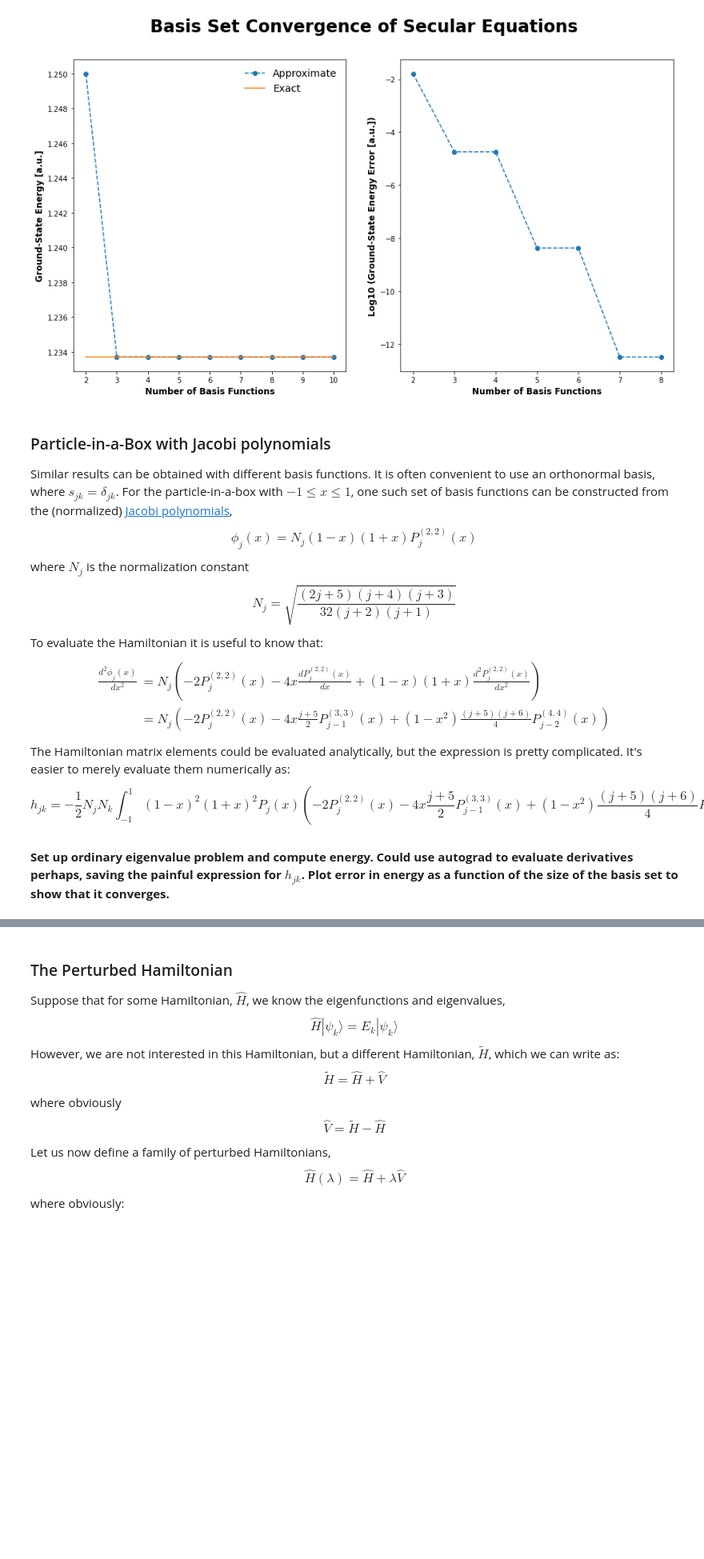
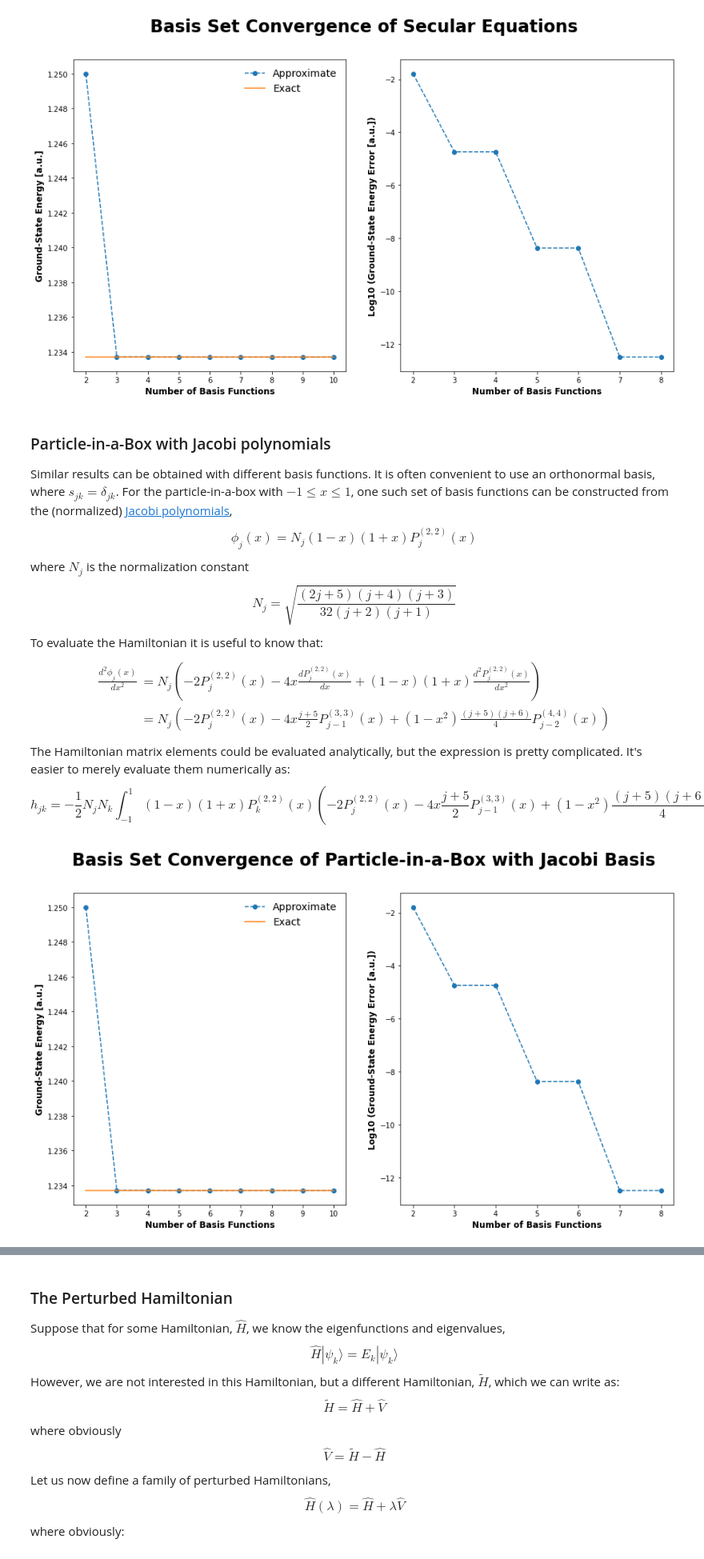
Before and after one commit to PaulWAyers/IntroQChem, a Jupyter notebook: ipynb/ApproximateMethods.ipynb, the cells around one changed output, grey strips where cells are left out. Shown at 80% size. Cells and saved outputs as stored; diff of their text form; code cells hidden in the pictures; blank space fills up the shorter version.

Commit message:
Plot ground state energy with Jacobi basis

```diff
--- a/ipynb/ApproximateMethods.ipynb
+++ b/ipynb/ApproximateMethods.ipynb
@@ -192,10 +192,78 @@ To evaluate the Hamiltonian it is useful to know that:
 \end{align}
 The Hamiltonian matrix elements could be evaluated analytically, but the expression is pretty complicated. It's easier to merely evaluate them numerically as:
 $$
-h_{jk} = -\frac{1}{2}N_j N_k \int_{-1}^1 (1-x)^2(1+x)^2 P_j(x) \left(-2 P_j^{(2,2)}(x) - 4x \frac{j+5}{2} P_{j-1}^{(3,3)}(x) + (1-x^2)\frac{(j+5)(j+6)}{4}P_{j-2}^{(4,4)}(x) \right) dx
+h_{jk} = -\frac{1}{2}N_j N_k \int_{-1}^1 (1-x)(1+x) P_k^{(2, 2)}(x) \left(-2 P_j^{(2,2)}(x) - 4x \frac{j+5}{2} P_{j-1}^{(3,3)}(x) + (1-x^2)\frac{(j+5)(j+6)}{4}P_{j-2}^{(4,4)}(x) \right) dx
 $$
-# %% [markdown]
-**Set up ordinary eigenvalue problem and compute energy. Could use autograd to evaluate derivatives perhaps, saving the painful expression for $h_{jk}$. Plot error in energy as a function of the size of the basis set to show that it converges.**
+# %%
+import numpy as np
+from scipy.linalg import eigh
+from scipy.special import eval_jacobi
+from scipy.integrate import quad
+import matplotlib.pyplot as plt
+
+
+def compute_energy_ground_state(n_basis):
+    """Compute ground state energy for a particle-in-a-Box with Jacobi basis."""
+
+    def normalization(i):
+        return np.sqrt((2 * i + 5) * (i + 4) * (i + 3) / (32 * (i + 2) * (i + 1)))
+
+    def phi_squared(x, j):
+        return (normalization(j) * (1 - x) * (1 + x) * eval_jacobi(j, 2, 2, x))**2
+
+    def integrand(x, j, k):
+        term = -2 * eval_jacobi(j, 2, 2, x)
+        if j - 1 >= 0:
+            term -= 2 * x * (j + 5) * eval_jacobi(j - 1, 3, 3, x)
+        if j - 2 >= 0:
+            term += 0.25 * (1 - x**2) * (j + 5) * (j + 6) * eval_jacobi(j - 2, 4, 4, x)
+        return (1 - x) * (1 + x) * eval_jacobi(k, 2, 2, x) * term
+
+    # assign H to a zero matrix
+    h = np.zeros((n_basis, n_basis))
+
+    # compute H elements
+    for j in range(n_basis):
+        for k in range(n_basis):
+            integral = quad(integrand, -1.0, 1.0, args=(j, k))[0]
+            h[j, k] = -0.5 * normalization(j) * normalization(k) * integral
+
+    # solve Hc = Ec to get eigenvalues E
+    e_vals = eigh(h, None, eigvals_only=True)
+    return e_vals[0]
+
+
+# plot basis set convergence of particle-in-a-Box with Jacobi basis
+# -----------------------------------------------------------------
+
+# evaluate energy for a range of basis functions
+n_values = np.arange(2, 11, 1)
+e_values = np.array([compute_energy_ground_state(n) for n in n_values])
+expected_energy = (1 * np.pi)**2 / 8.
+
+plt.rcParams['figure.figsize'] = [15, 8]
+fig, axes = plt.subplots(1, 2)
+fig.suptitle("Basis Set Convergence of Particle-in-a-Box with Jacobi Basis", fontsize=24, fontweight='bold')
+
+for index, axis in enumerate(axes.ravel()):
+    if index == 0:
+        # plot approximate & exact energy
+        axis.plot(n_values, e_values, marker='o', linestyle='--', label='Approximate')
+        axis.plot(n_values, np.repeat(expected_energy, len(n_values)), marker='', linestyle='-', label='Exact')
+        # set axes labels
+        axis.set_xlabel("Number of Basis Functions", fontsize=12, fontweight='bold')
+        axis.set_ylabel("Ground-State Energy [a.u.]", fontsize=12, fontweight='bold')
+        axis.legend(frameon=False, fontsize=14)
+    else:
+        # plot log of approximate energy error (skip the last two values because they are zero)
+        axis.plot(n_values[:-2], np.log10(e_values[:-2] - expected_energy), marker='o', linestyle='--')
+        # set axes labels
+        axis.set_xlabel("Number of Basis Functions", fontsize=12, fontweight='bold')
+        axis.set_ylabel("Log10 (Ground-State Energy Error [a.u.])", fontsize=12, fontweight='bold')
+
+plt.show()
+# %% [output]
+[figure, added]
 # %% [markdown]
 ![Balancing Rock](https://github.com/PaulWAyers/IntroQChem/blob/main/linkedFiles/Perturbation.jpg?raw=true "A precariously balanced rock. CC BY-NC-SA 2.0 license by Tatiana Gerus")
 
```
